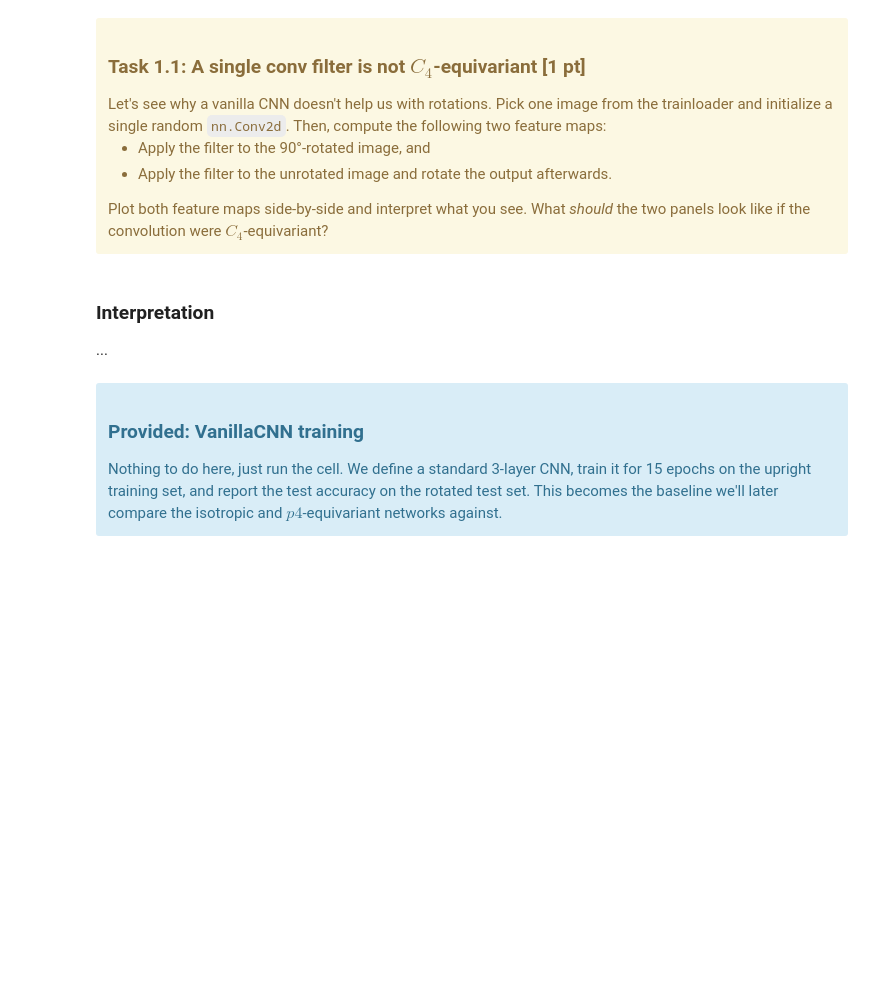
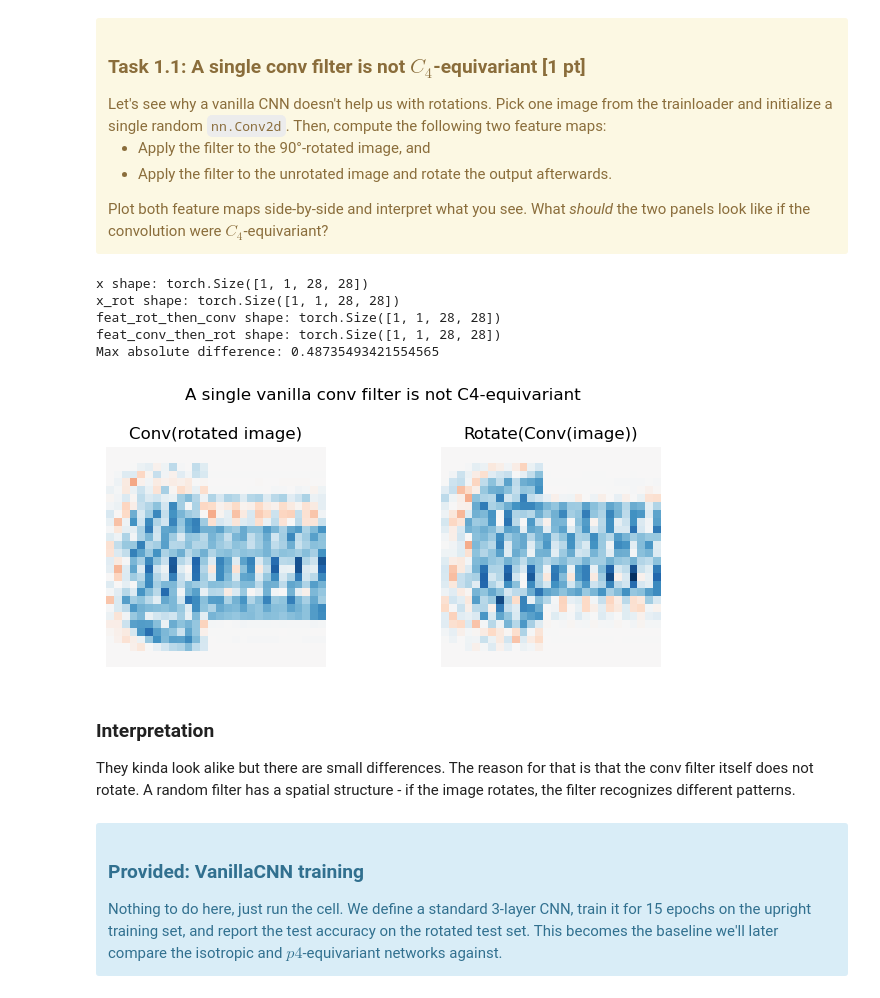
Before and after one commit to luki852/Master_AI, a Jupyter notebook: 2nd_Semester/UE_Geometric_Techniques/A6_GDL_Lukas_Steu_k51843919.ipynb, the cells around one changed output. Saved outputs shown, nothing was run; the diff lists cells and outputs as text; code cells hidden in the pictures; blank space fills up the shorter version.

```diff
--- a/2nd_Semester/UE_Geometric_Techniques/A6_GDL_Lukas_Steu_k51843919.ipynb
+++ b/2nd_Semester/UE_Geometric_Techniques/A6_GDL_Lukas_Steu_k51843919.ipynb
@@ -172,11 +183,75 @@ The plain convolutional layer is **translation-equivariant** but has no rotation
 # %%
 ### BEGIN SOLUTION
 
+# get batch from trainloader
+x_batch, y_batch = next(iter(train_loader))
+
+# select single image
+x = x_batch[0:1].to(device)
+
+# define a random Conv filter
+conv = nn.Conv2d(
+    in_channels=1,
+    out_channels=1,
+    kernel_size=5,
+    padding=2,
+    bias=False
+).to(device)
+
+# rotate imnage 90 degrees
+x_rot = torch.rot90(x, k=1, dims=(-2, -1))
+
+# variant 1:
+# rotate image, then conv
+feat_rot_then_conv = conv(x_rot)
+
+# variant 2:
+# conv first, then rotate image
+feat_conv_then_rot = torch.rot90(conv(x), k=1, dims=(-2, -1))
+
+# shapes
+print("x shape:", x.shape)
+print("x_rot shape:", x_rot.shape)
+print("feat_rot_then_conv shape:", feat_rot_then_conv.shape)
+print("feat_conv_then_rot shape:", feat_conv_then_rot.shape)
+
+# remove batch and channel dim for plotting
+map1 = feat_rot_then_conv[0, 0].detach().cpu()
+map2 = feat_conv_then_rot[0, 0].detach().cpu()
+
+# calc difference
+diff = (feat_rot_then_conv - feat_conv_then_rot).abs().max().item()
+print("Max absolute difference:", diff)
+
+# plot both feature maps side by side
+fig, axes = plt.subplots(1, 2, figsize=(7, 3))
+
+vmax = max(map1.abs().max().item(), map2.abs().max().item())
+
+axes[0].imshow(map1, cmap="RdBu_r", vmin=-vmax, vmax=vmax)
+axes[0].set_title("Conv(rotated image)")
+axes[0].axis("off")
+
+axes[1].imshow(map2, cmap="RdBu_r", vmin=-vmax, vmax=vmax)
+axes[1].set_title("Rotate(Conv(image))")
+axes[1].axis("off")
+
+fig.suptitle("A single vanilla conv filter is not C4-equivariant")
+plt.tight_layout()
+plt.show()
+
 ### END SOLUTION
+# %% [output]
+x shape: torch.Size([1, 1, 28, 28])
+x_rot shape: torch.Size([1, 1, 28, 28])
+feat_rot_then_conv shape: torch.Size([1, 1, 28, 28])
+feat_conv_then_rot shape: torch.Size([1, 1, 28, 28])
+Max absolute difference: 0.48735493421554565
+[figure, added]
 # %% [markdown]
 ### Interpretation
 
-...
+They kinda look alike but there are small differences. The reason for that is that the conv filter itself does not rotate.  A random filter has a spatial structure - if the image rotates, the filter recognizes different patterns.
 # %% [markdown]
 <div class="alert alert-info">
     <h3>Provided: VanillaCNN training</h3>
```
Also changed, not shown: parts of 20 cells of this notebook.
